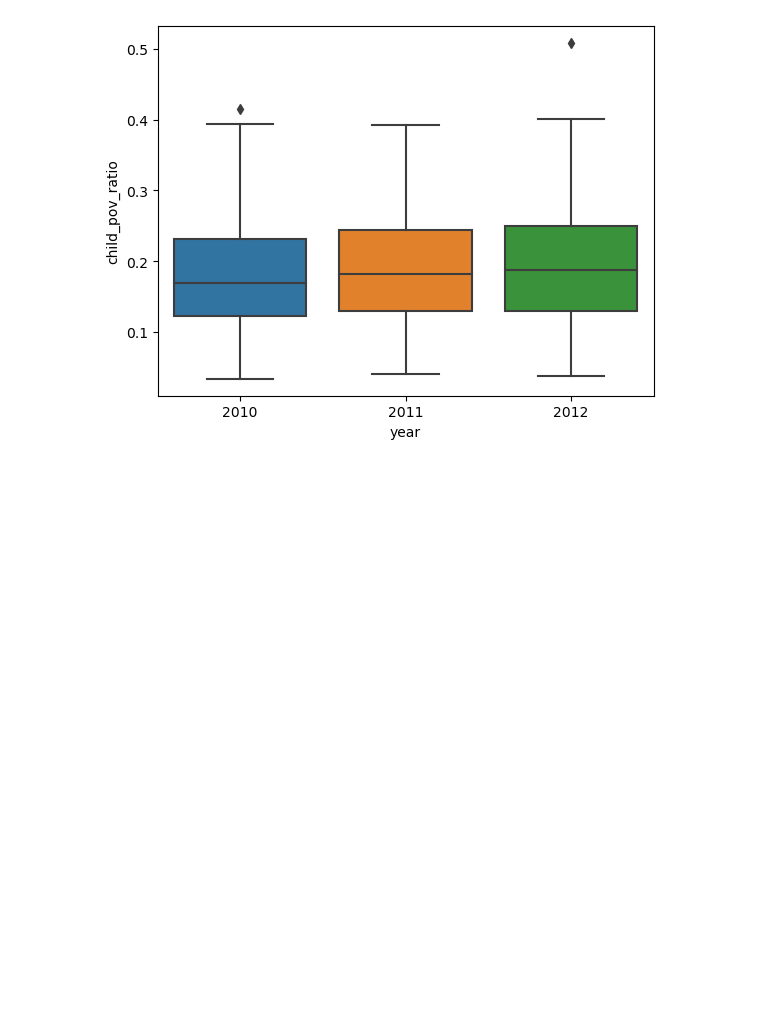
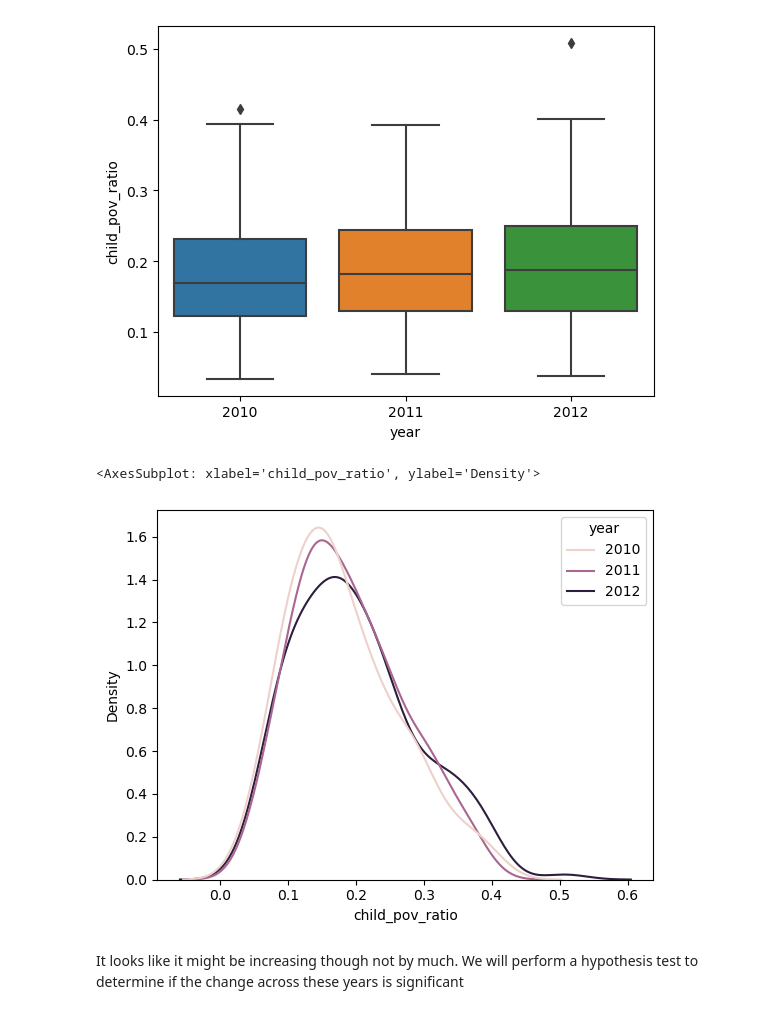
Before and after one commit to clewis53/CaeleyLewis-Capstone2-StoryOfColoradoEducation, a Jupyter notebook: notebooks/0.2-EDA.ipynb, the cells around one changed output. Saved outputs shown, nothing was run; the diff lists cells and outputs as text; code cells hidden in the pictures; blank space fills up the shorter version.

```diff
--- a/notebooks/0.2-EDA.ipynb
+++ b/notebooks/0.2-EDA.ipynb
@@ -149,6 +167,13 @@ sns.boxplot(data=tall_census, x='year', y='child_pov_ratio')
 # %% [output]
 <AxesSubplot: xlabel='year', ylabel='child_pov_ratio'>
 [figure]
+# %%
+sns.kdeplot(data=tall_census, x='child_pov_ratio', hue='year')
+# %% [output]
+<AxesSubplot: xlabel='child_pov_ratio', ylabel='Density'>
+[figure, added]
+# %% [markdown]
+It looks like it might be increasing though not by much. We will perform a hypothesis test to determine if the change across these years is significant
 # %%
 # The highest child poverty ratio's for each school district across every year
 tall_census.sort_values('child_pov_ratio', ascending=False).head(10)
```
Also changed, not shown: parts of 56 cells of this notebook, 4 other files.
